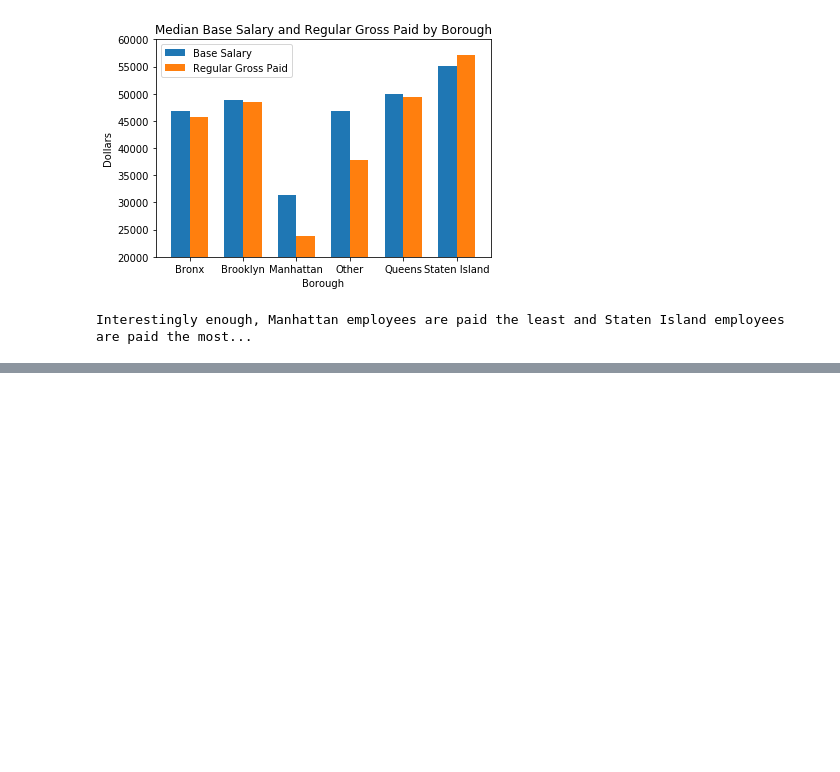
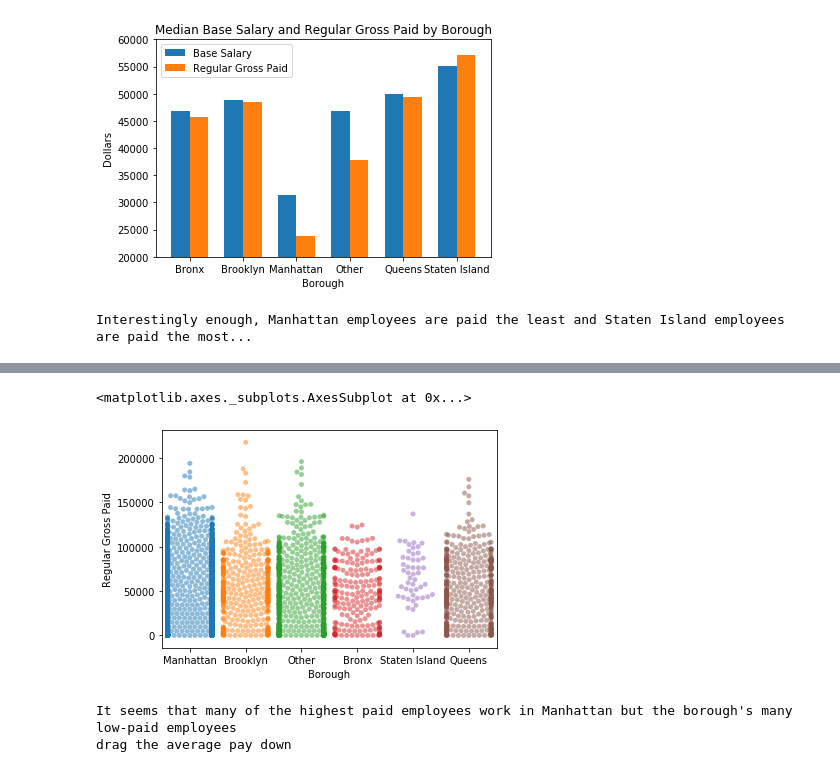
Before and after one commit to esm2000/nyc_payroll, a Jupyter notebook: citywide_payroll.ipynb, the cells around one changed output, grey strips where cells are left out. Cells and saved outputs as stored; diff of their text form; code cells hidden in the pictures; blank space fills up the shorter version.

```diff
--- a/citywide_payroll.ipynb
+++ b/citywide_payroll.ipynb
@@ -868,3 +868,4 @@ print("Interestingly enough, Manhattan employees are paid the least and Staten I
 Interestingly enough, Manhattan employees are paid the least and Staten Island employees are paid the most...
 # %%
 # swarm plot of borough vs. regular gross paid
+payroll_sample4 = payroll.sample(n = 10000)
@@ -871,2 +883,13 @@ Interestingly enough, Manhattan employees are paid the least and Staten Island e
+# %%
+sns.swarmplot(x = "Borough", y = "Regular Gross Paid", data = payroll_sample4, alpha = 0.50)
+# %% [output]
+<matplotlib.axes._subplots.AxesSubplot at 0x...>
+[figure, added]
+# %%
+print("It seems that many of the highest paid employees work in Manhattan but the borough's many low-paid employees")
+print("drag the average pay down")
+# %% [output]
+It seems that many of the highest paid employees work in Manhattan but the borough's many low-paid employees
+drag the average pay down
 # %%
 # swarm plot of fiscal year vs. regular gross paid
```
Also changed, not shown: parts of 9 cells of this notebook.
